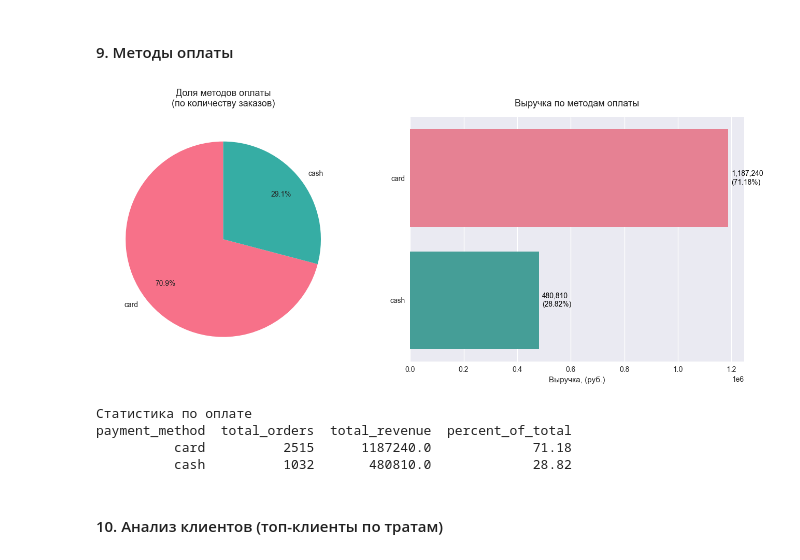
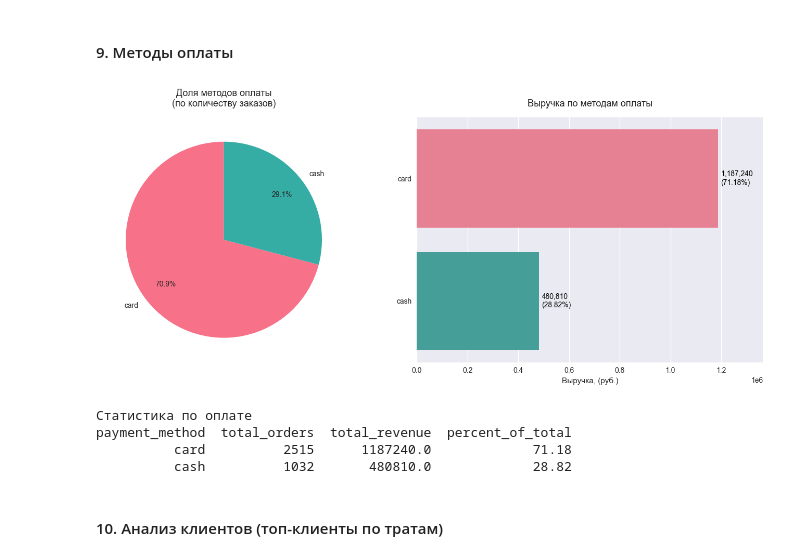
Before and after one commit to OlegPicPulse/beanpath-core, a Jupyter notebook: notebooks/2025-11-05_analysis_and_viz.ipynb, the cells around one changed output. Saved outputs shown, nothing was run; the diff lists cells and outputs as text; code cells hidden in the pictures.

```diff
--- a/notebooks/2025-11-05_analysis_and_viz.ipynb
+++ b/notebooks/2025-11-05_analysis_and_viz.ipynb
@@ -208,8 +208,11 @@ ax2.set_xlabel('Выручка (руб.)', fontsize=11)
 ax2.set_ylabel('')
 ax2.set_title('Выручка по напиткам', fontsize=13)
 
+max_revenue = coffee_stats['revenue'].max()
+ax2.set_xlim(0, max_revenue * 1.15)
+
 for i, v in enumerate(coffee_stats['revenue']):
-    ax2.text(v + max(coffee_stats['revenue']) * 0.01, i, f'{int(v):,}',
+    ax2.text(v + max_revenue * 0.01, i, f'{int(v):,}',
              va='center', ha='left', fontsize=10, color='black')
 
 plt.tight_layout()
@@ -430,36 +433,39 @@ sns.barplot(
     data=payment_stats,
     x='total_revenue',
     y='payment_method',
     hue='payment_method',
     palette="husl",
     dodge=False,
     legend=False,
     ax=ax2
 )
 ax2.set_title('Выручка по методам оплаты', fontsize=13, pad=15)
 ax2.set_xlabel('Выручка, (руб.)', fontsize=11)
 ax2.set_ylabel('')
 
+max_revenue = payment_stats['total_revenue'].max()
+ax2.set_xlim(0, max_revenue * 1.15)  # ось на 15% справа
+
 # Добавим значения на бары
 for i, row in payment_stats.iterrows():
     ax2.text(
-        row['total_revenue'] + max(payment_stats['total_revenue']) * 0.01,
+        row['total_revenue'] + max_revenue * 0.01,  # Используем предвычисленное значение
         i,
         f"{int(row['total_revenue']):,}\n({row['percent_of_total']}%)",
         va='center',
         ha='left',
         fontsize=10,
         color='black'
     )
 
 plt.tight_layout()
 plt.show()
 
 # 4. Таблица для отчёта
 print("\nСтатистика по оплате")
-print(payment_stats[['payment_method', 'total_orders', 'total_revenue', 'percent_of_total']].to_string(index=False))
+print(payment_stats[['payment_method', 'total_orders', 'total_revenue', 'percent_of_total', ]].to_string(index=False))
 # %% [output]
-[figure, old version]
+[figure, new version]
 Статистика по оплате
 payment_method  total_orders  total_revenue  percent_of_total
           card          2515      1187240.0             71.18
```
Also changed, not shown: parts of 3 cells of this notebook, 8 other files.
